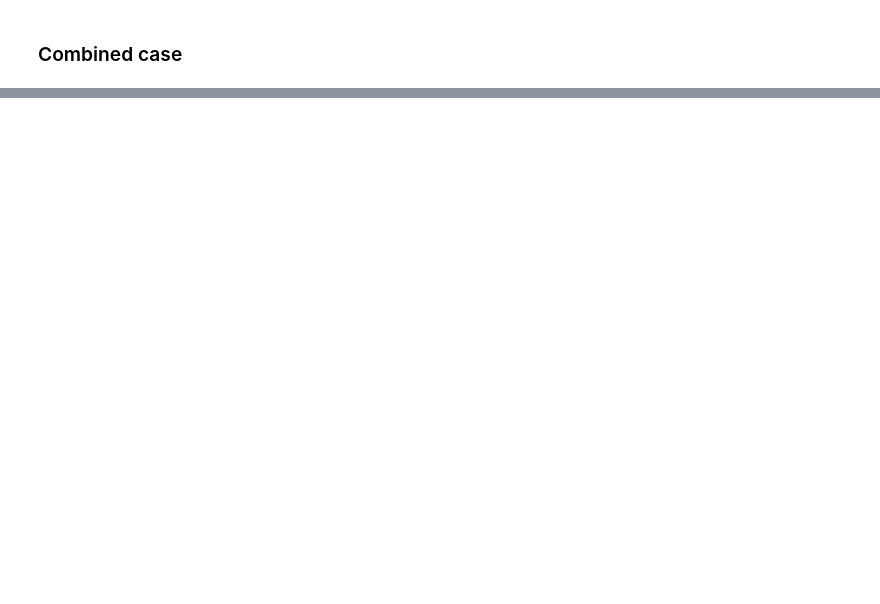
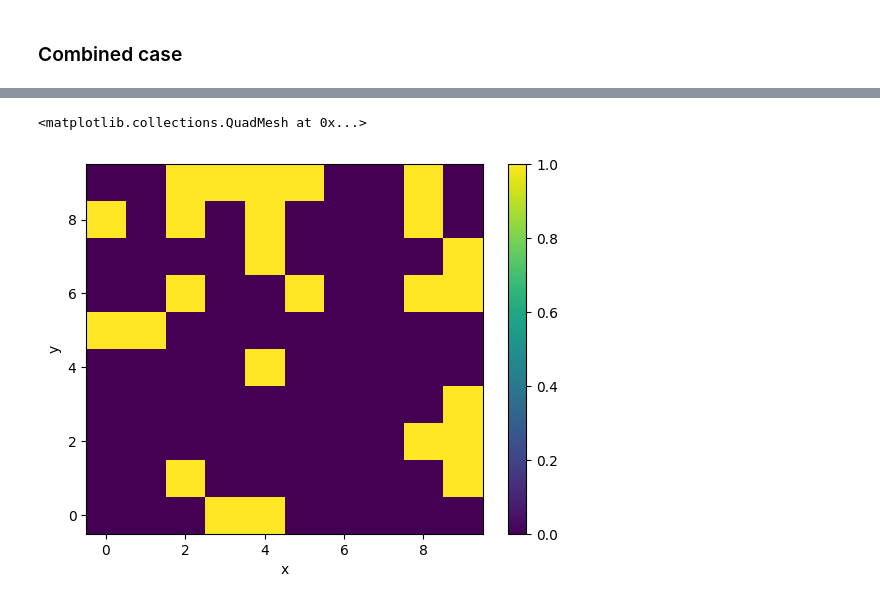
Before and after one commit to CNES/sweat, a Jupyter notebook: notebooks/common/filtering.ipynb, the cells around one changed output, grey strips where cells are left out. Drawn from its saved outputs; the diff is of its cells as text; code cells hidden in the pictures; blank space fills up the shorter version.

```diff
--- a/notebooks/common/filtering.ipynb
+++ b/notebooks/common/filtering.ipynb
@@ -121,0 +210,6 @@ valid.plot(cmap=cmap, norm=norm)
+# %%
+nan_mask = filter.detect_nan_pixels(data, "all")
+nan_mask.plot()
+# %% [output]
+<matplotlib.collections.QuadMesh at 0x...>
+[figure, added]
```
Also changed, not shown: parts of 24 cells of this notebook, 5 other files.
